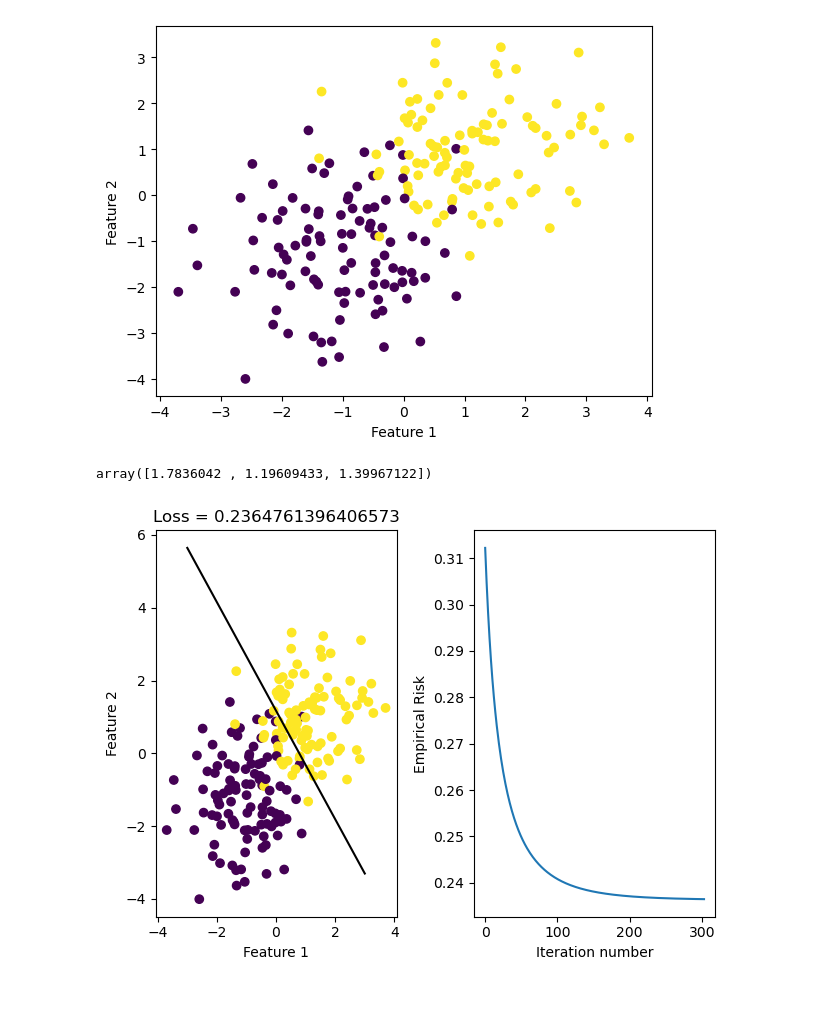
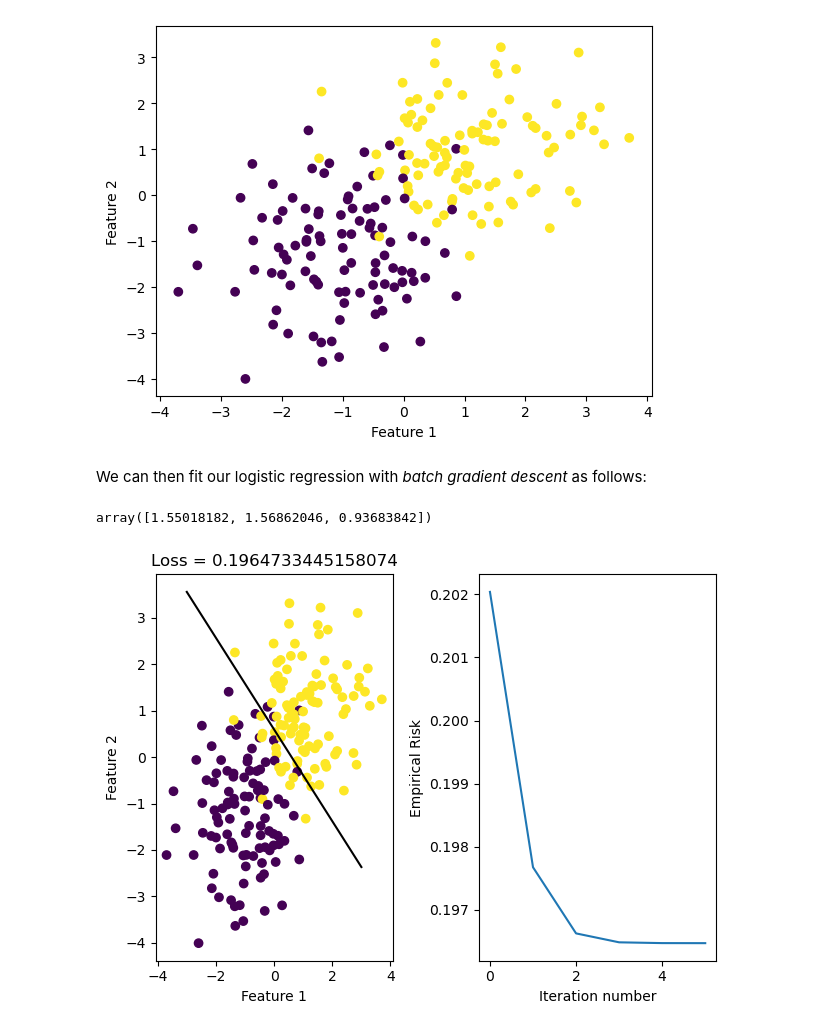
Before and after one commit to doabell/451-blog, a Jupyter notebook: posts/logistic-regression/index.ipynb, the cells around one changed output. Drawn from its saved outputs; the diff is of its cells as text; code cells hidden in the pictures; blank space fills up the shorter version.

```diff
--- a/posts/logistic-regression/index.ipynb
+++ b/posts/logistic-regression/index.ipynb
@@ -34,31 +54,32 @@ xlab = plt.xlabel("Feature 1")
 ylab = plt.ylabel("Feature 2")
 # %% [output]
 [figure]
+# %% [markdown]
+We can then fit our logistic regression with *batch gradient descent* as follows:
 # %%
-# Algorithm
-# fit the model
-
-LR = LogisticRegression()
-LR.fit(X, y, alpha=0.001, max_epochs=1000)
+LR_batch = LogisticRegression()
+LR_batch.fit(X, y, alpha=0.1, max_epochs=1000)
 
 fig, axarr = plt.subplots(1, 2)
 
 axarr[0].scatter(X[:, 0], X[:, 1], c=y)
-axarr[0].set(xlabel="Feature 1", ylabel="Feature 2",
-             title=f"Loss = {LR.loss_history[-1]}")
+axarr[0].set(
+    xlabel="Feature 1", ylabel="Feature 2",
+    title=f"Loss = {LR_batch.loss_history[-1]}"
+)
 
 f1 = np.linspace(-3, 3, 101)
 
-p = axarr[0].plot(f1, (LR.w[2] - f1*LR.w[0])/LR.w[1], color="black")
+p = axarr[0].plot(f1, (LR_batch.w[2] - f1*LR_batch.w[0])/LR_batch.w[1], color="black")
 
-axarr[1].plot(LR.loss_history)
+axarr[1].plot(LR_batch.loss_history)
 axarr[1].set(xlabel="Iteration number", ylabel="Empirical Risk")
 plt.tight_layout()
 
 
 # inspect the fitted value of w
-LR.w
+LR_batch.w
 # %% [output]
-array([1.7836042 , 1.19609433, 1.39967122])
+array([1.55018182, 1.56862046, 0.93683842])
-[figure, old version]
+[figure, new version]
 # %%
```
Also changed, not shown: parts of 4 cells of this notebook, 1 other file.
